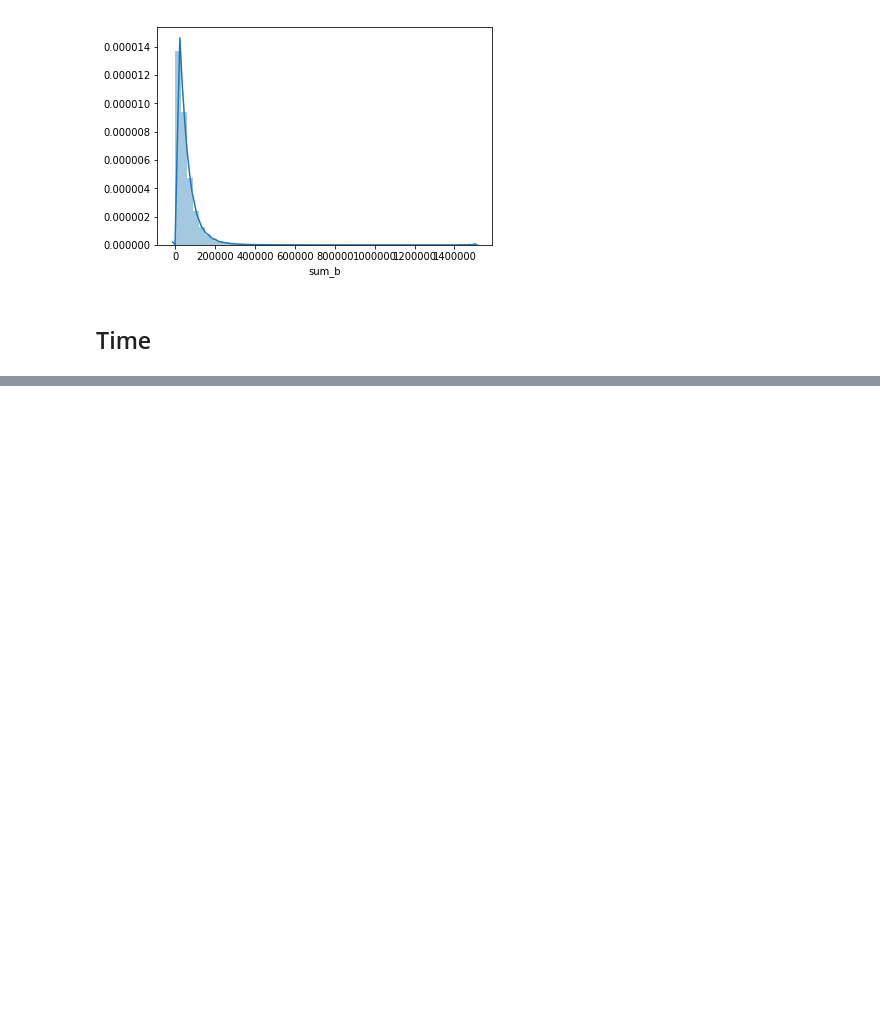
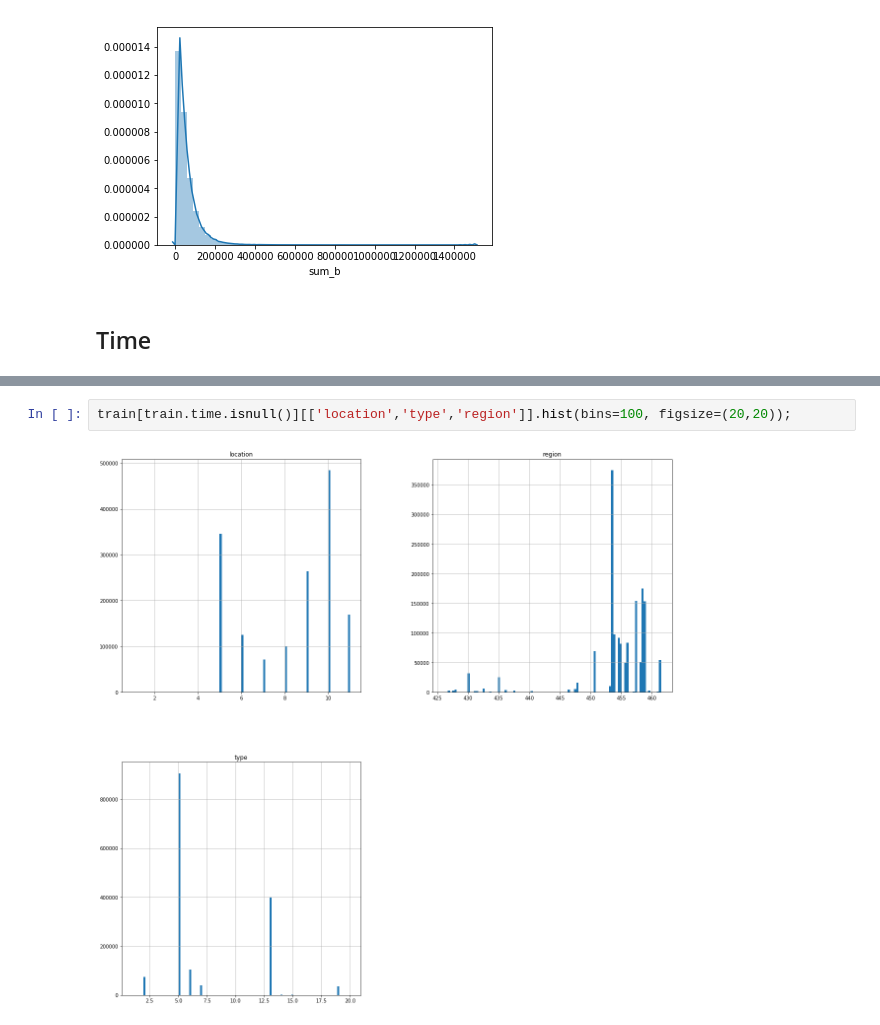
Before and after one commit to SokolovYaroslav/AIHack, a Jupyter notebook: Eda2.ipynb, the cells around one changed output, grey strips where cells are left out. Saved outputs shown, nothing was run; the diff lists cells and outputs as text; blank space fills up the shorter version.

```diff
--- a/Eda2.ipynb
+++ b/Eda2.ipynb
@@ -163,0 +185,4 @@ NameError: name 'train' is not defined
+# %%
+train[train.time.isnull()][['location','type','region']].hist(bins=100, figsize=(20,20));
+# %% [output]
+[figure, added]
```
Also changed, not shown: parts of 9 cells of this notebook.
